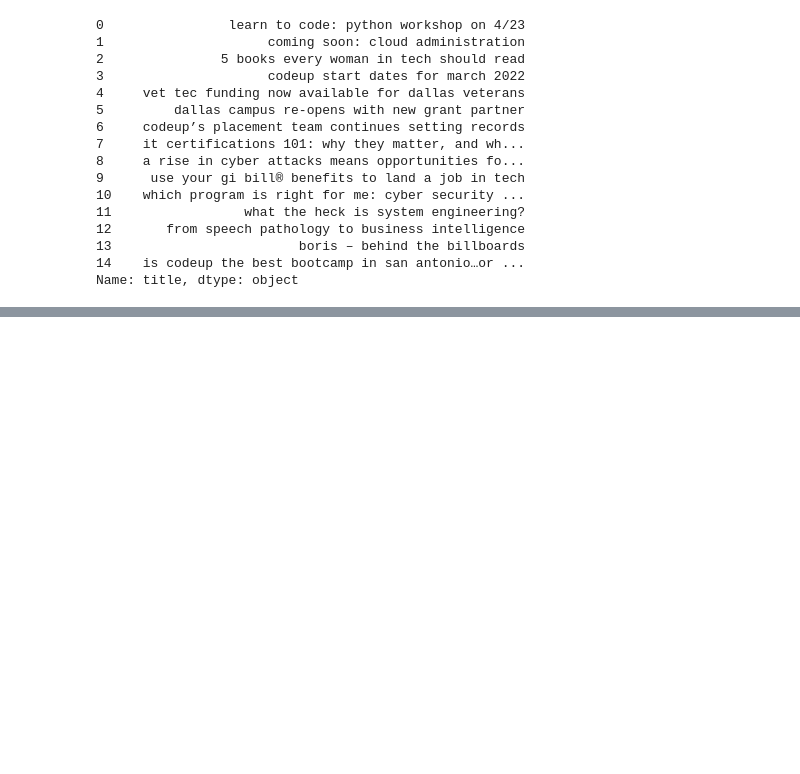
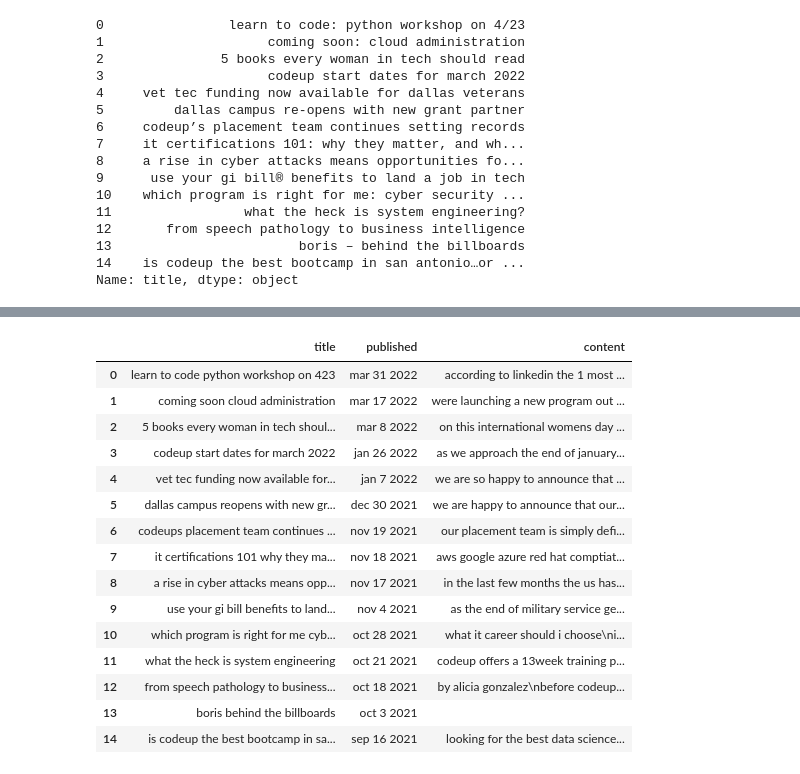
Before and after one commit to Olivert75/natural-language-processing-exercises, a Jupyter notebook: prepare.ipynb, the cells around one changed output, grey strips where cells are left out. Saved outputs shown, nothing was run; the diff lists cells and outputs as text; code cells hidden in the pictures; blank space fills up the shorter version.

```diff
--- a/prepare.ipynb
+++ b/prepare.ipynb
@@ -90,0 +180,24 @@ Name: title, dtype: object
+# %%
+def basic_clean (string):
+    '''
+    takes in a string and lowercase everything, normalize unicode characters, replace anything that is not a letter,
+    number, whitespace or a single quote.
+    retunr a clean string
+    '''
+
+    string = string.lower()
+    string = unicodedata.normalize('NFKC',string)\
+    .encode('ascii', 'ignore')\
+    .decode('utf-8')
+    string = re.sub(r"[^a-z0-9'\s]", '', string)
+    return string
+# %%
+def basic_clean_df (df):
+    '''
+    takes in a df and using the function basic_clean lowercase everything, normalize unicode characters, replace anything that is not a letter,
+    number, whitespace or a single quote.
+    retunr a clean df
+    '''
+    for column in df.columns:
+        df[column]= [basic_clean(df[column][string]) for string in range(0, len(df))]
+    return df
@@ -90,0 +208,24 @@ Name: title, dtype: object
+# %%
+#From the class exercise
+df = a.get_blog_articles(use_cache=True)
+# %%
+df2 = basic_clean_df(df)
+# %%
+df2
+# %% [output]
+|  | title | published | content |
+| 0 | learn to code python workshop on 423 | mar 31 2022 | according to linkedin the 1 most ... |
+| 1 | coming soon cloud administration | mar 17 2022 | were launching a new program out ... |
+| 2 | 5 books every woman in tech shoul... | mar 8 2022 | on this international womens day ... |
+| 3 | codeup start dates for march 2022 | jan 26 2022 | as we approach the end of january... |
+| 4 | vet tec funding now available for... | jan 7 2022 | we are so happy to announce that ... |
+| 5 | dallas campus reopens with new gr... | dec 30 2021 | we are happy to announce that our... |
+| 6 | codeups placement team continues ... | nov 19 2021 | our placement team is simply defi... |
+| 7 | it certifications 101 why they ma... | nov 18 2021 | aws google azure red hat comptiat... |
+| 8 | a rise in cyber attacks means opp... | nov 17 2021 | in the last few months the us has... |
+| 9 | use your gi bill benefits to land... | nov 4 2021 | as the end of military service ge... |
+| 10 | which program is right for me cyb... | oct 28 2021 | what it career should i choose\ni... |
+| 11 | what the heck is system engineering | oct 21 2021 | codeup offers a 13week training p... |
+| 12 | from speech pathology to business... | oct 18 2021 | by alicia gonzalez\nbefore codeup... |
+| 13 | boris behind the billboards | oct 3 2021 |  |
+| 14 | is codeup the best bootcamp in sa... | sep 16 2021 | looking for the best data science... |
```
Also changed, not shown: parts of 38 cells of this notebook.
